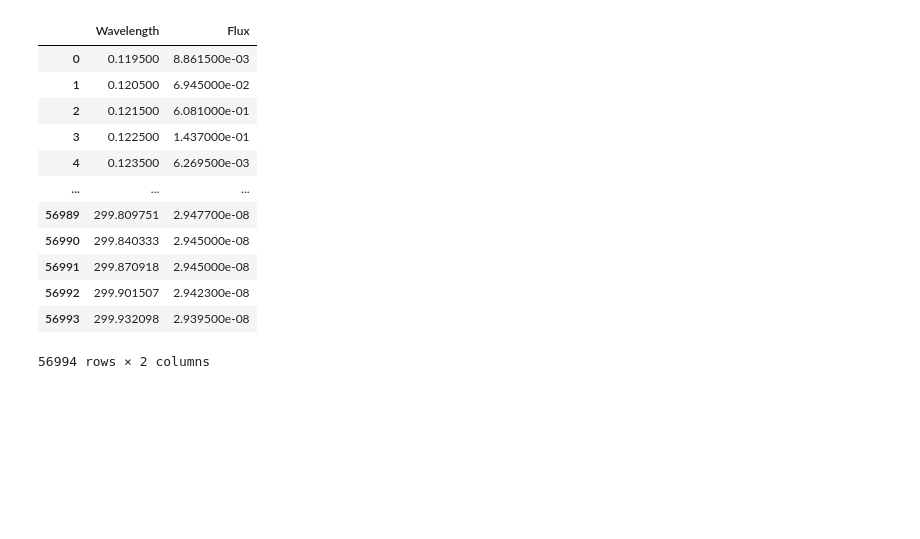
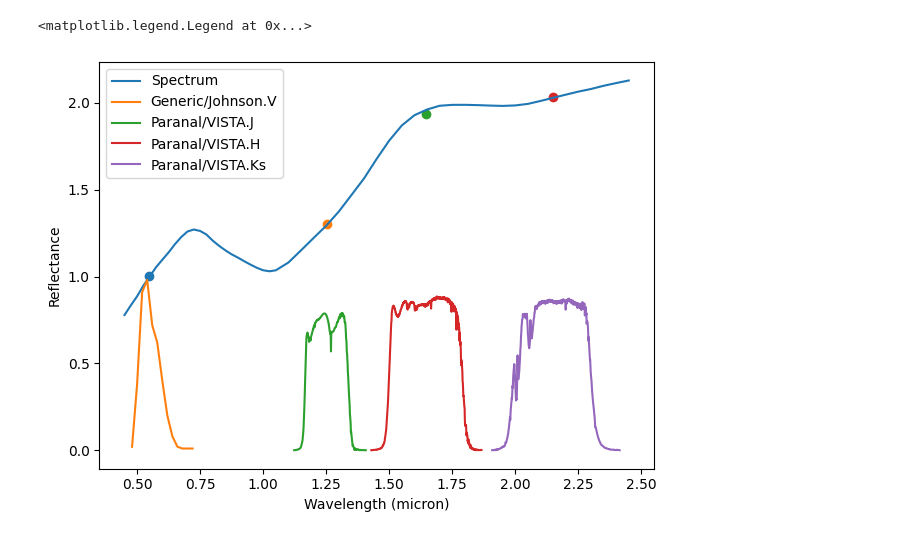
Before and after one commit to bcarry/ska, a Jupyter notebook: sandbox/sandbox.ipynb, the cells around one changed output. Drawn from its saved outputs; the diff is of its cells as text; code cells hidden in the pictures; blank space fills up the shorter version.

Commit message:
plot spectrum utils + change in CLI

```diff
--- a/sandbox/sandbox.ipynb
+++ b/sandbox/sandbox.ipynb
@@ -10,25 +10,28 @@ import matplotlib.pyplot as plt
 import pandas as pd
 
 import ska
+# %%
+V = ska.Filter('Generic/Johnson.V')
+J = ska.Filter('Paranal/VISTA.J')
+H = ska.Filter('Paranal/VISTA.H')
+Ks = ska.Filter('Paranal/VISTA.Ks')
 # %%
 df = pd.read_csv('sun.csv')
 ms = ska.Spectrum(df)
+ms = ska.Spectrum('A')
-# %%
-df
-# %% [output]
-|  | Wavelength | Flux |
-| 0 | 0.119500 | 8.861500e-03 |
-| 1 | 0.120500 | 6.945000e-02 |
-| 2 | 0.121500 | 6.081000e-01 |
-| 3 | 0.122500 | 1.437000e-01 |
-| 4 | 0.123500 | 6.269500e-03 |
-| ... | ... | ... |
-| 56989 | 299.809751 | 2.947700e-08 |
-| 56990 | 299.840333 | 2.945000e-08 |
-| 56991 | 299.870918 | 2.945000e-08 |
-| 56992 | 299.901507 | 2.942300e-08 |
-| 56993 | 299.932098 | 2.939500e-08 |
-56994 rows × 2 columns
+# %%
+f, ax = ms.plot(filters=[V,J,H,Ks])
+# ax.set_xscale('log')
+# ax.set_yscale('log')
+
+for f in [V,J,H,Ks]:
+    flux = f.compute_flux(ms)
+    ax.scatter(f.central_wavelength, flux)
+
+ax.legend()
+# %% [output]
+<matplotlib.legend.Legend at 0x...>
+[figure, added]
 # %%
 array = np.genfromtxt( 'sun.csv', delimiter=',', skip_header=1 )
 # %%
```
Also changed, not shown: parts of 5 cells of this notebook, 7 other files.
